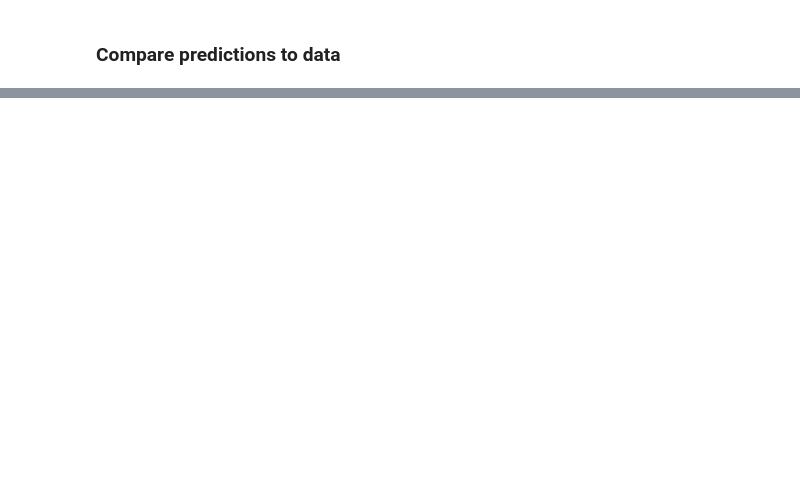
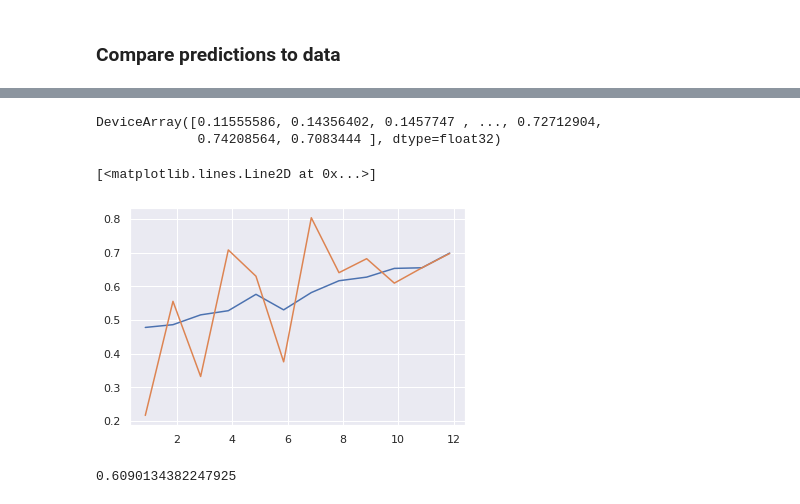
Before and after one commit to Greater-London-Authority/highstreets, a Jupyter notebook: highstreets/notebooks/exploratory/0.4-cd-explore-hierarchical-regression-pyro.ipynb, the cells around one changed output, grey strips where cells are left out. Saved outputs shown, nothing was run; the diff lists cells and outputs as text; code cells hidden in the pictures; blank space fills up the shorter version.

```diff
--- a/highstreets/notebooks/exploratory/0.4-cd-explore-hierarchical-regression-pyro.ipynb
+++ b/highstreets/notebooks/exploratory/0.4-cd-explore-hierarchical-regression-pyro.ipynb
@@ -203,4 +207,4 @@ with open(dill_file, "wb") as f:
 # %%
 dill_file = PROJECT_ROOT + "models/bayesian/posterior_samples_basic.pkl"
 with open(dill_file, "rb") as f:
-    posterior_samples = dill.load(f)
+    posterior_samples_loaded = dill.load(f)
@@ -258,0 +340,13 @@ df.head()
+# %%
+samples_predictive["obs"].T.mean(axis=1)
+# %% [output]
+DeviceArray([0.11555586, 0.14356402, 0.1457747 , ..., 0.72712904,
+             0.74208564, 0.7083444 ], dtype=float32)
+# %%
+n = 25
+data_n = df[df["highstreet_id"] == n]
+plt.plot(data_n["weeks_since_start"], data_n["txn_amt_pred"])
+plt.plot(data_n["weeks_since_start"], data_n["txn_amt_true"])
+# %% [output]
+[<matplotlib.lines.Line2D at 0x...>]
+[figure, added]
@@ -258,0 +355,4 @@ df.head()
+# %%
+a_mean_pred
+# %% [output]
+0.6090134382247925
```
Also changed, not shown: parts of 11 cells of this notebook, 3 other files.
